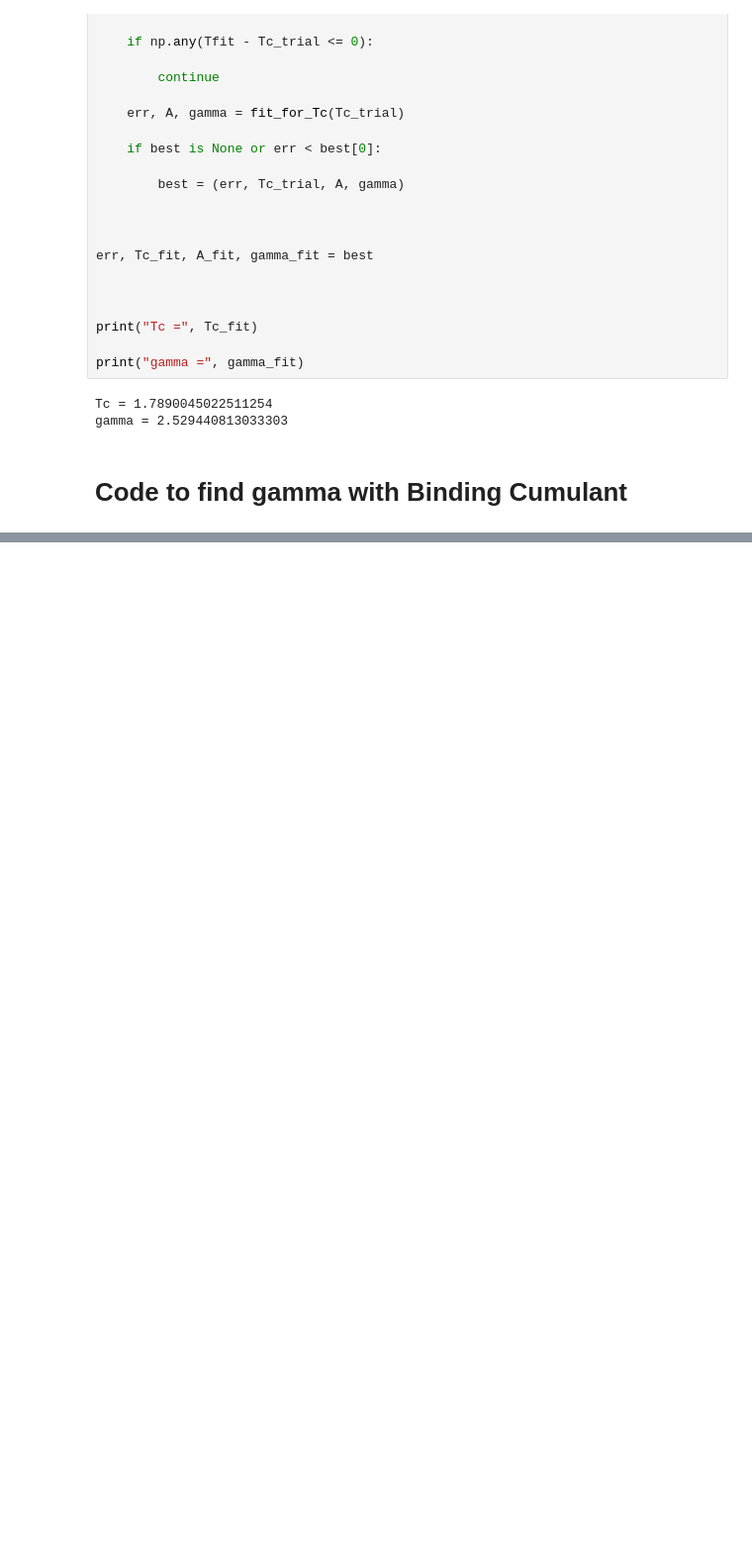
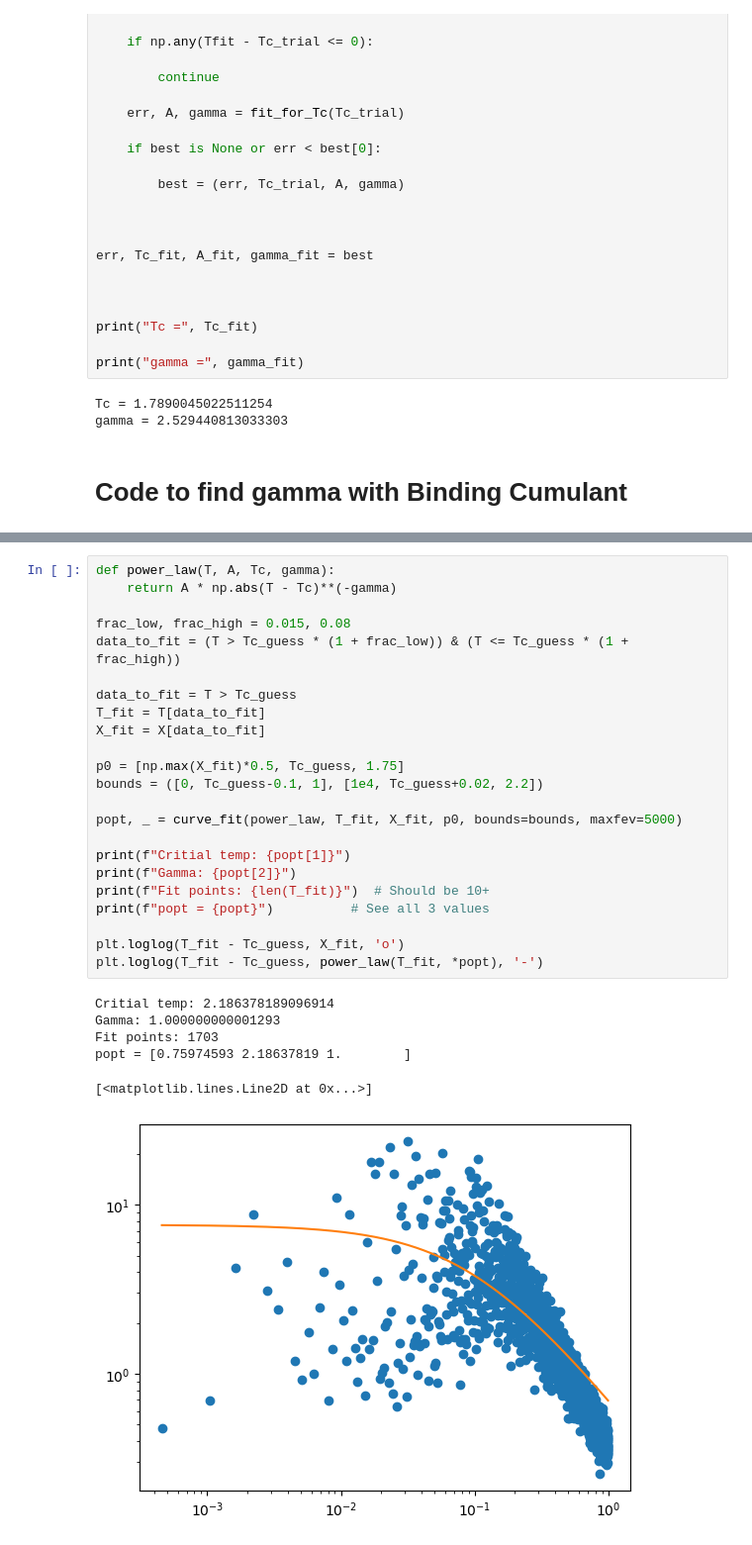
Before and after one commit to maxdombrowe/third-year-lab-ising, a Jupyter notebook: code/ising.ipynb, the cells around one changed output, grey strips where cells are left out. Shown at 99% size. Cells and saved outputs as stored; diff of their text form; blank space fills up the shorter version.

```diff
--- a/code/ising.ipynb
+++ b/code/ising.ipynb
@@ -364,0 +365,30 @@ Gamma (Tc=binder): 1.451 (A=0.11)
+# %%
+def power_law(T, A, Tc, gamma):
+    return A * np.abs(T - Tc)**(-gamma)
+
+frac_low, frac_high = 0.015, 0.08
+data_to_fit = (T > Tc_guess * (1 + frac_low)) & (T <= Tc_guess * (1 + frac_high))
+
+data_to_fit = T > Tc_guess
+T_fit = T[data_to_fit]
+X_fit = X[data_to_fit]
+
+p0 = [np.max(X_fit)*0.5, Tc_guess, 1.75]
+bounds = ([0, Tc_guess-0.1, 1], [1e4, Tc_guess+0.02, 2.2])
+
+popt, _ = curve_fit(power_law, T_fit, X_fit, p0, bounds=bounds, maxfev=5000)
+
+print(f"Critial temp: {popt[1]}")
+print(f"Gamma: {popt[2]}")
+print(f"Fit points: {len(T_fit)}")  # Should be 10+
+print(f"popt = {popt}")          # See all 3 values
+
+plt.loglog(T_fit - Tc_guess, X_fit, 'o')
+plt.loglog(T_fit - Tc_guess, power_law(T_fit, *popt), '-')
+# %% [output]
+Critial temp: 2.186378189096914
+Gamma: 1.000000000001293
+Fit points: 1703
+popt = [0.75974593 2.18637819 1.        ]
+[<matplotlib.lines.Line2D at 0x...>]
+[figure, added]
```
Also changed, not shown: parts of 3 cells of this notebook.
